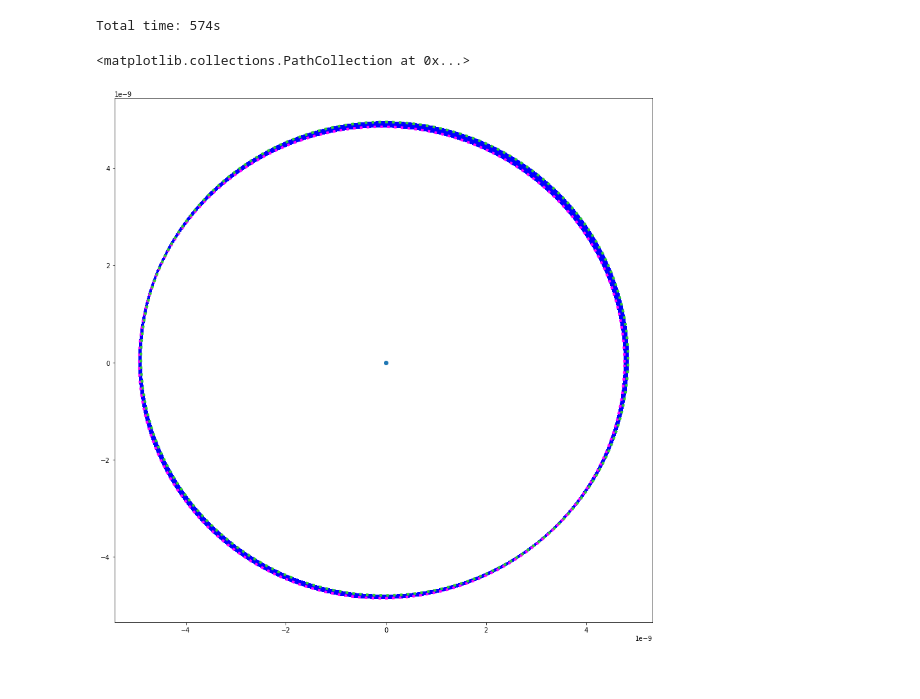
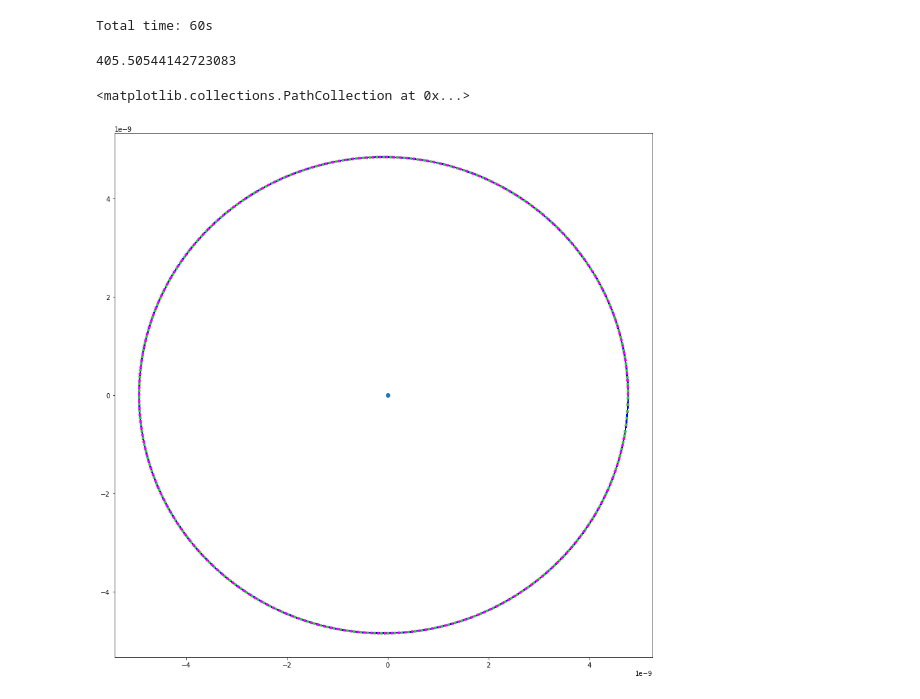
Before and after one commit to NoaVidovic/stream-nbody-simulation, a Jupyter notebook: kepler_orbit_test.ipynb, the cells around one changed output. Saved outputs shown, nothing was run; the diff lists cells and outputs as text; code cells hidden in the pictures.

```diff
--- a/kepler_orbit_test.ipynb
+++ b/kepler_orbit_test.ipynb
@@ -15,7 +18,7 @@ os.environ['CUPY_DUMP_CUDA_SOURCE_ON_ERROR'] = '1'
 # %%
 G = apc.G.to(u.kpc**3 / u.yr**2 / u.solMass)
 G_flt = float(G * u.yr**2 * u.solMass / u.kpc**3)
-dt = 1e-3
+dt = 1e-4
 
 time_derivative = cp.RawKernel(r'''
 extern "C" __global__
@@ -43,13 +46,6 @@ def time_step(q):
     time_derivative((1,), (1,), (q_tmp, q_dot2))
 
     return q + dt/2 * (q_dot1 + q_dot2)
-
-
-def print_time(start_time, loop_i, loop_length):
-    progress = loop_i/loop_length
-    est_time = (1/progress - 1) * (time() - start_time)
-    print(f'Progress: {100*progress:.0f}%\t Estimated time left: {est_time:.0f}s', end='\t ')
-    print('|'*int(progress*50 - 1) + '\\' + '_'*int(50 - progress*50))
 # %%
 # initial conditions: Earth at perihelion (y=0, v_x=0)
 perihelion = float((147_105_052 * u.km).to(u.kpc) / u.kpc)
@@ -58,7 +54,7 @@ m_earth = float(apc.M_earth.to(u.solMass) / u.solMass)
 
 q_init = cp.array([ perihelion, 0., 0., 0., orbital_velocity, 0. ])
 
-T = 5e3
+T = 5e1
 N_pts = int(T/dt)
 ts = np.arange(0, T, dt)
 qs = cp.zeros((N_pts+1, 6))
@@ -66,23 +62,35 @@ qs[0] = q_init
 q = q_init
 
 start_time = time()
-for i in trange(N_pts, miniters=10000):
+for i in trange(N_pts):
     q = time_step(q)
     qs[i+1] = q[:]
 
-#     if i % 10000 == 1:
-#         print_time(start_time, i, N_pts)
-
 print(f'Total time: {time() - start_time:.0f}s')
 qs = cp.asnumpy(qs)
 # %% [output]
-Total time: 574s
+Total time: 60s
+# %%
+init = np.array([[perihelion, 0., 0.], [0., orbital_velocity, 0.]])
+kepler_potential = gp.KeplerPotential(m=1. * u.solMass, units=gala.units.solarsystem)
+
+def F(t, q):
+    x, x_dot = q
+    x_ddot = (kepler_potential.acceleration(x*u.kpc).to(u.kpc/u.yr**2)*u.yr**2/u.kpc).reshape((3,))
+    return np.array([x_dot, x_ddot], dtype=object)
+
+integrator = gala.integrate.LeapfrogIntegrator(F)
+start_time = time()
+orbit = integrator.run(init, dt=dt, n_steps=T/dt)
+time() - start_time
+# %% [output]
+405.50544142723083
 # %%
 plt.figure(figsize=(15, 15))
 plt.plot(qs[:, 0], qs[:, 1], 'b--')
-plt.plot(qs[:1000, 0], qs[:1000, 1], ':', c='magenta', lw=4)
-plt.plot(qs[-1000:, 0], qs[-1000:, 1], ':', c='limegreen', lw=4)
+plt.plot(qs[:10000, 0], qs[:10000, 1], ':', c='magenta', lw=4)
+plt.plot(qs[-10000:, 0], qs[-10000:, 1], ':', c='limegreen', lw=4)
 plt.scatter(0, 0)
 # %% [output]
 <matplotlib.collections.PathCollection at 0x...>
-[figure, old version]
+[figure, new version]
```
Also changed, not shown: parts of 7 cells of this notebook.
